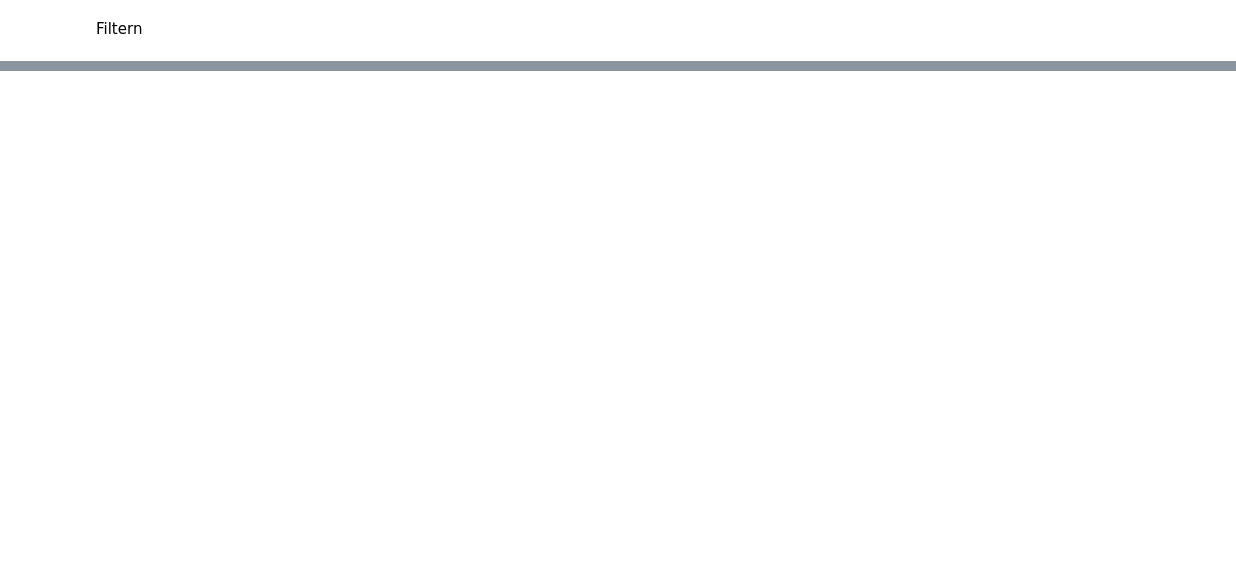
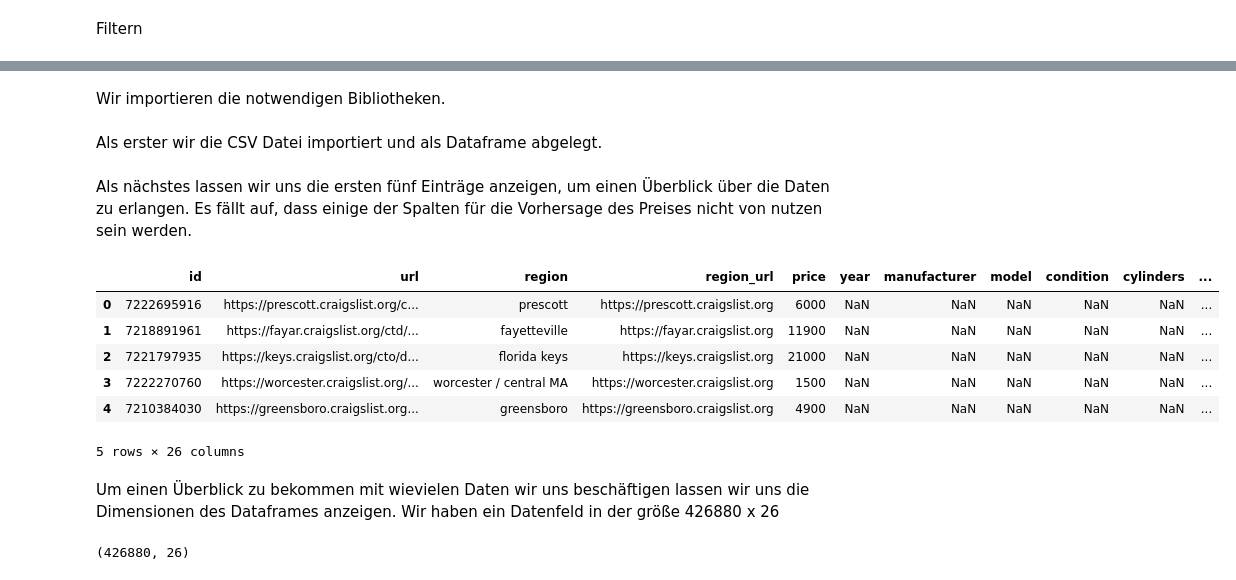
Before and after one commit to Beardlesspeet/KI_ML_Projectarbeit, a Jupyter notebook: Nico.ipynb, the cells around one changed output, grey strips where cells are left out. Drawn from its saved outputs; the diff is of its cells as text; code cells hidden in the pictures; blank space fills up the shorter version.

```diff
--- a/Nico.ipynb
+++ b/Nico.ipynb
@@ -120,0 +3,2 @@ KeyboardInterrupt:
+# %% [markdown]
+Wir importieren die notwendigen Bibliotheken.
@@ -120,0 +25,24 @@ KeyboardInterrupt:
+# %% [markdown]
+Als erster wir die CSV Datei importiert und als Dataframe abgelegt.
+# %%
+#url = 'C:/Users/oache/Desktop/KI_ML/vehicles/vehicles.csv'
+url= 'C:/Users/nicof/OneDrive/Dokumente/FH-München/KI\Modularbeit/archive/vehicles.csv'
+df = pd.read_csv(url)
+# %% [markdown]
+Als nächstes lassen wir uns die ersten fünf Einträge anzeigen, um einen Überblick über die Daten zu erlangen. Es fällt auf, dass einige der Spalten für die Vorhersage des Preises nicht von nutzen sein werden.
+# %%
+df.head()
+# %% [output]
+|  | id | url | region | region_url | price | year | manufacturer | model | condition | cylinders | ... |
+| 0 | 7222695916 | https://prescott.craigslist.org/c... | prescott | https://prescott.craigslist.org | 6000 | NaN | NaN | NaN | NaN | NaN | ... |
+| 1 | 7218891961 | https://fayar.craigslist.org/ctd/... | fayetteville | https://fayar.craigslist.org | 11900 | NaN | NaN | NaN | NaN | NaN | ... |
+| 2 | 7221797935 | https://keys.craigslist.org/cto/d... | florida keys | https://keys.craigslist.org | 21000 | NaN | NaN | NaN | NaN | NaN | ... |
+| 3 | 7222270760 | https://worcester.craigslist.org/... | worcester / central MA | https://worcester.craigslist.org | 1500 | NaN | NaN | NaN | NaN | NaN | ... |
+| 4 | 7210384030 | https://greensboro.craigslist.org... | greensboro | https://greensboro.craigslist.org | 4900 | NaN | NaN | NaN | NaN | NaN | ... |
+5 rows × 26 columns
+# %% [markdown]
+Um einen Überblick zu bekommen mit wievielen Daten wir uns beschäftigen lassen wir uns die Dimensionen des Dataframes anzeigen. Wir haben ein Datenfeld in der größe 426880 x 26
+# %%
+df.shape
+# %% [output]
+(426880, 26)
```
Also changed, not shown: parts of 59 cells of this notebook, 2 other files.
